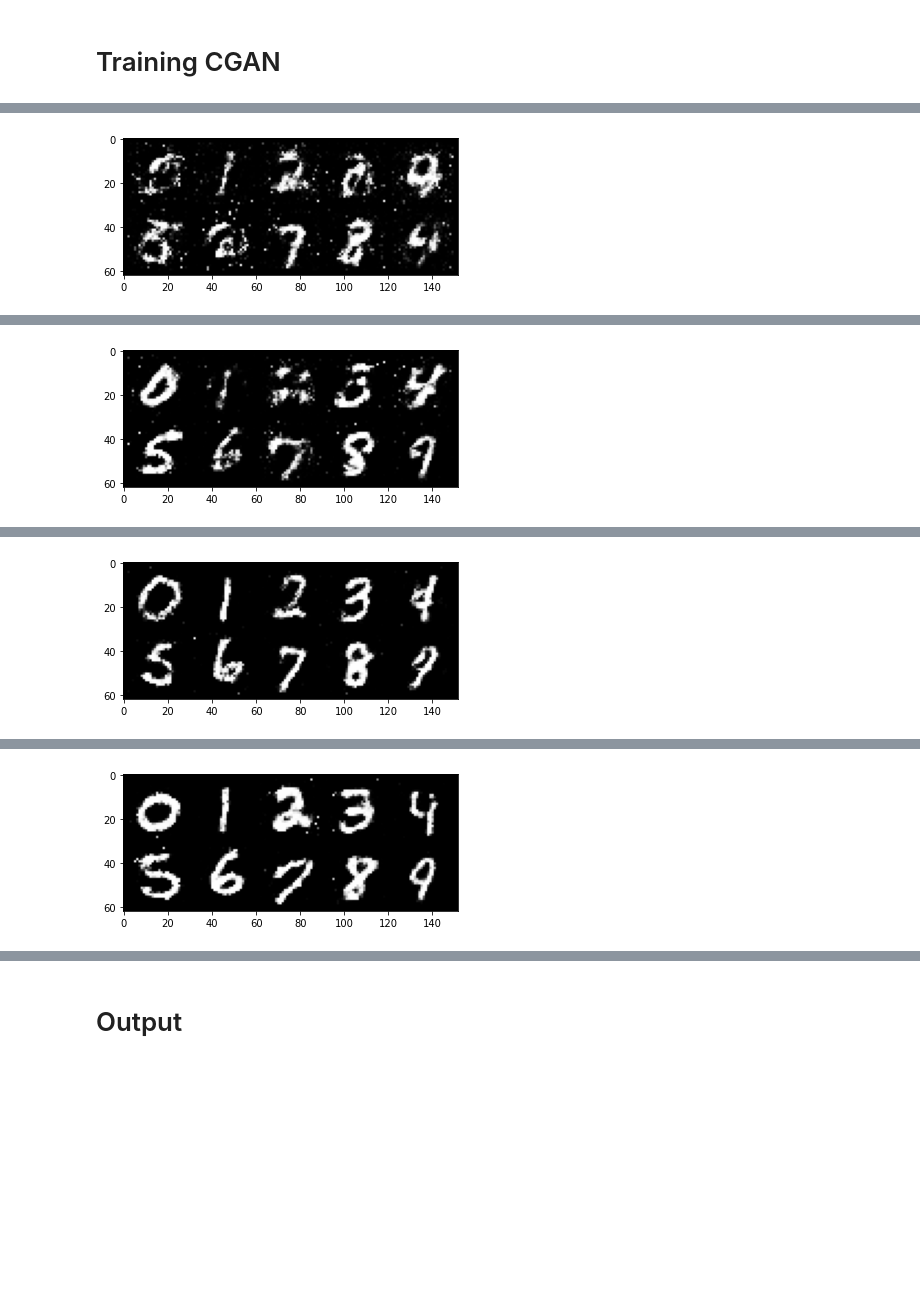
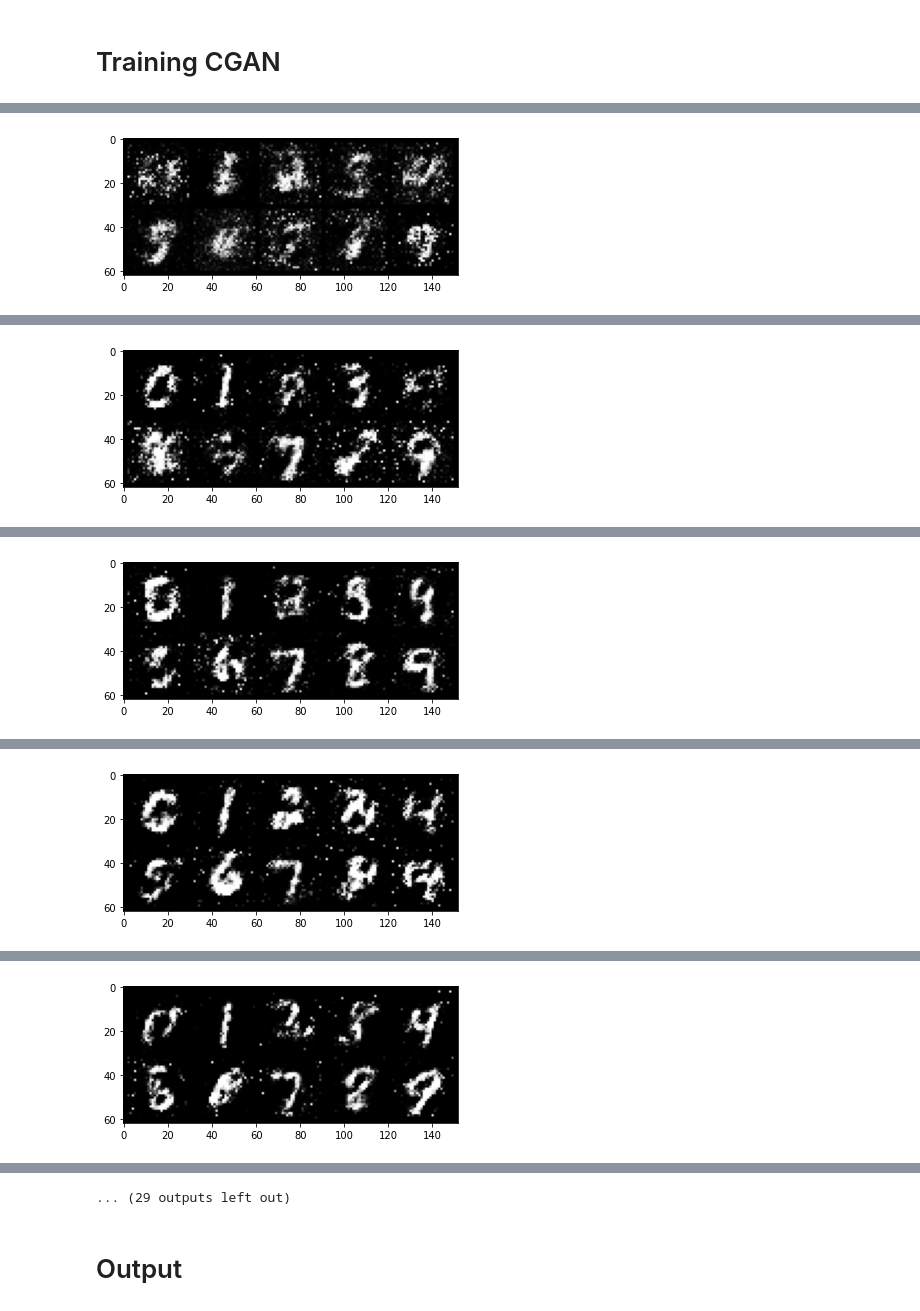
Before and after one commit to kad99kev/FGTD, a Jupyter notebook: MNIST-GANs/CGAN/DigitMNIST-CGAN.ipynb, the cells around one changed output, grey strips where cells are left out. Drawn from its saved outputs; the diff is of its cells as text; code cells hidden in the pictures; blank space fills up the shorter version.

```diff
--- a/MNIST-GANs/CGAN/DigitMNIST-CGAN.ipynb
+++ b/MNIST-GANs/CGAN/DigitMNIST-CGAN.ipynb
@@ -24,7 +36,7 @@ torch.cuda.is_available()
 True
 # %%
 epochs = 20
-output_after_every_n = 5
+output_after_every_n = 1
 image_size = 28
 input_size = 100
 batch_size = 64
@@ -214,3 +267,5 @@ MSE_loss = torch.nn.MSELoss()
+# %%
+adversarial_loss = nn.BCELoss()
 # %% [markdown]
 # Plotting output after each epoch
 # %%
@@ -238,7 +293,6 @@ for epoch in range(epochs):
   # Setting up losses
   discriminator_total_losses = []
   generator_total_losses = []
-  accuracy_history = []
 
   for real_images, real_labels in datasetloader:
 
@@ -266,7 +320,7 @@ for epoch in range(epochs):
 
     discriminator_fake_validity = discriminator(fake_images, fake_labels)
 
-    generator_loss = MSE_loss(discriminator_fake_validity.squeeze(), real_validity)
+    generator_loss = adversarial_loss(discriminator_fake_validity.squeeze(), real_validity)
     generator_loss.backward()
     generator.optimizer.step()
     generator_total_losses.append(generator_loss)
@@ -277,11 +331,11 @@ for epoch in range(epochs):
 
     ## Loss for real images
     discriminator_real_validity = discriminator(real_images, real_labels)
-    discriminator_real_loss = MSE_loss(discriminator_real_validity.squeeze(), real_validity)
+    discriminator_real_loss = adversarial_loss(discriminator_real_validity.squeeze(), real_validity)
 
     ## Loss for fake images
     discriminator_fake_validity = discriminator(fake_images.detach(), fake_labels)
-    discriminator_fake_loss = MSE_loss(discriminator_fake_validity.squeeze(), fake_validity)
+    discriminator_fake_loss = adversarial_loss(discriminator_fake_validity.squeeze(), fake_validity)
 
     # Total discriminator loss
     discriminator_loss = (discriminator_real_loss + discriminator_fake_loss) / 2
@@ -316 +362 @@ Discriminator Total Loss: 0.153, Generator Total Loss: 0.514
-[figure, old version]
+[figure, new version]
@@ -327 +365 @@ Discriminator Total Loss: 0.205, Generator Total Loss: 0.383
-[figure, old version]
+[figure, new version]
@@ -338 +368 @@ Discriminator Total Loss: 0.226, Generator Total Loss: 0.330
-[figure, old version]
+[figure, new version]
@@ -349 +371 @@ Discriminator Total Loss: 0.233, Generator Total Loss: 0.309
-[figure, old version]
+[figure, new version]
@@ -350,0 +374 @@ True
+[figure, added]
@@ -351,3 +378,4 @@ True
+... (29 outputs left out)
 # %% [markdown]
 # Output
 # %%
```
Also changed, not shown: parts of 18 cells of this notebook, 3 other files.
